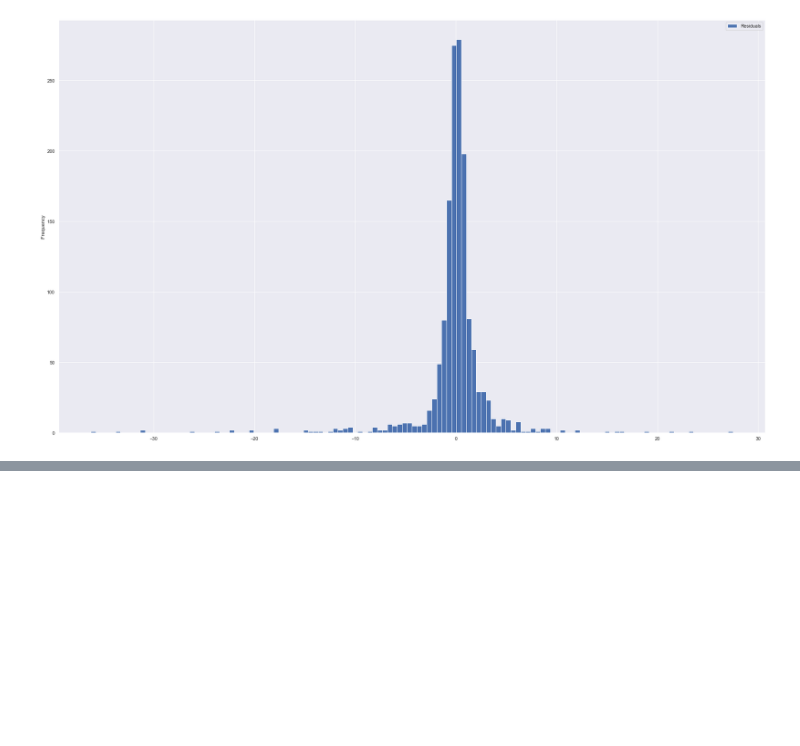
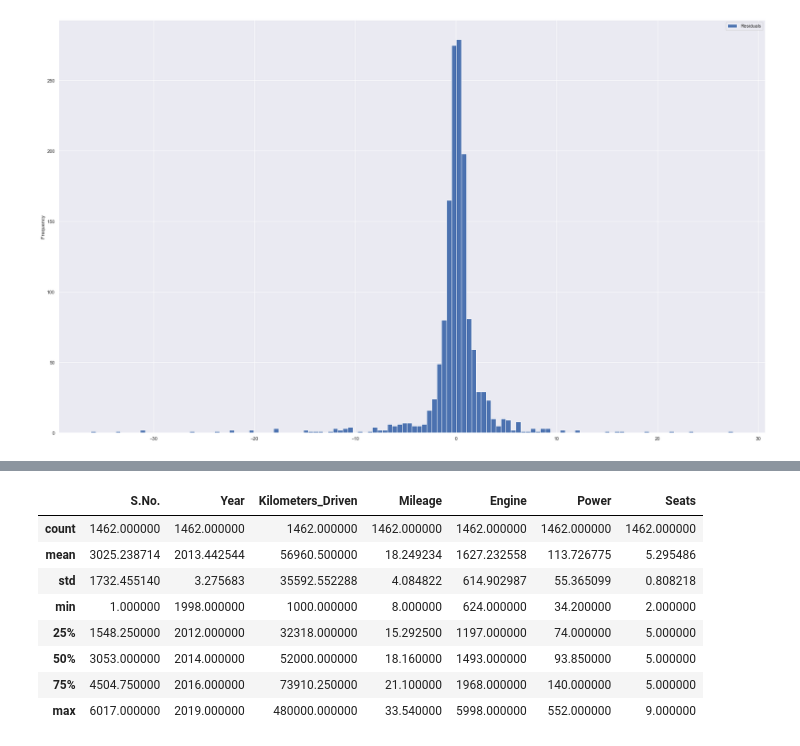
Before and after one commit to KyLarson-Research/Cars4U, a Jupyter notebook: Cars4U.ipynb, the cells around one changed output, grey strips where cells are left out. Drawn from its saved outputs; the diff is of its cells as text; code cells hidden in the pictures; blank space fills up the shorter version.

```diff
--- a/Cars4U.ipynb
+++ b/Cars4U.ipynb
@@ -520,0 +535,12 @@ imp_OH_resid_data.plot.hist(grid=True, bins=130)
+# %%
+X_val.describe()
+# %% [output]
+|  | S.No. | Year | Kilometers_Driven | Mileage | Engine | Power | Seats |
+| count | 1462.000000 | 1462.000000 | 1462.000000 | 1462.000000 | 1462.000000 | 1462.000000 | 1462.000000 |
+| mean | 3025.238714 | 2013.442544 | 56960.500000 | 18.249234 | 1627.232558 | 113.726775 | 5.295486 |
+| std | 1732.455140 | 3.275683 | 35592.552288 | 4.084822 | 614.902987 | 55.365099 | 0.808218 |
+| min | 1.000000 | 1998.000000 | 1000.000000 | 8.000000 | 624.000000 | 34.200000 | 2.000000 |
+| 25% | 1548.250000 | 2012.000000 | 32318.000000 | 15.292500 | 1197.000000 | 74.000000 | 5.000000 |
+| 50% | 3053.000000 | 2014.000000 | 52000.000000 | 18.160000 | 1493.000000 | 93.850000 | 5.000000 |
+| 75% | 4504.750000 | 2016.000000 | 73910.250000 | 21.100000 | 1968.000000 | 140.000000 | 5.000000 |
+| max | 6017.000000 | 2019.000000 | 480000.000000 | 33.540000 | 5998.000000 | 552.000000 | 9.000000 |
```
Also changed, not shown: parts of 4 cells of this notebook.
